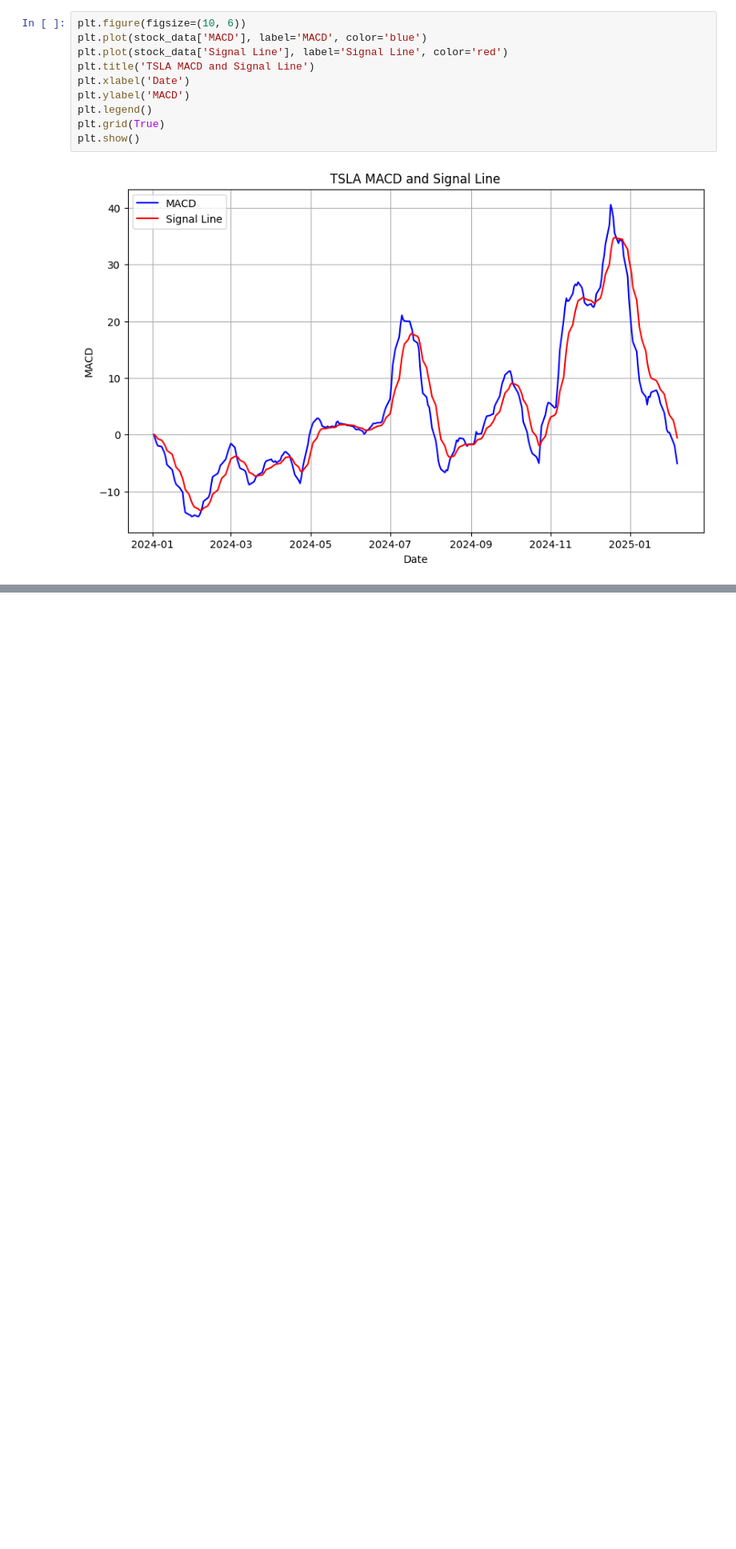
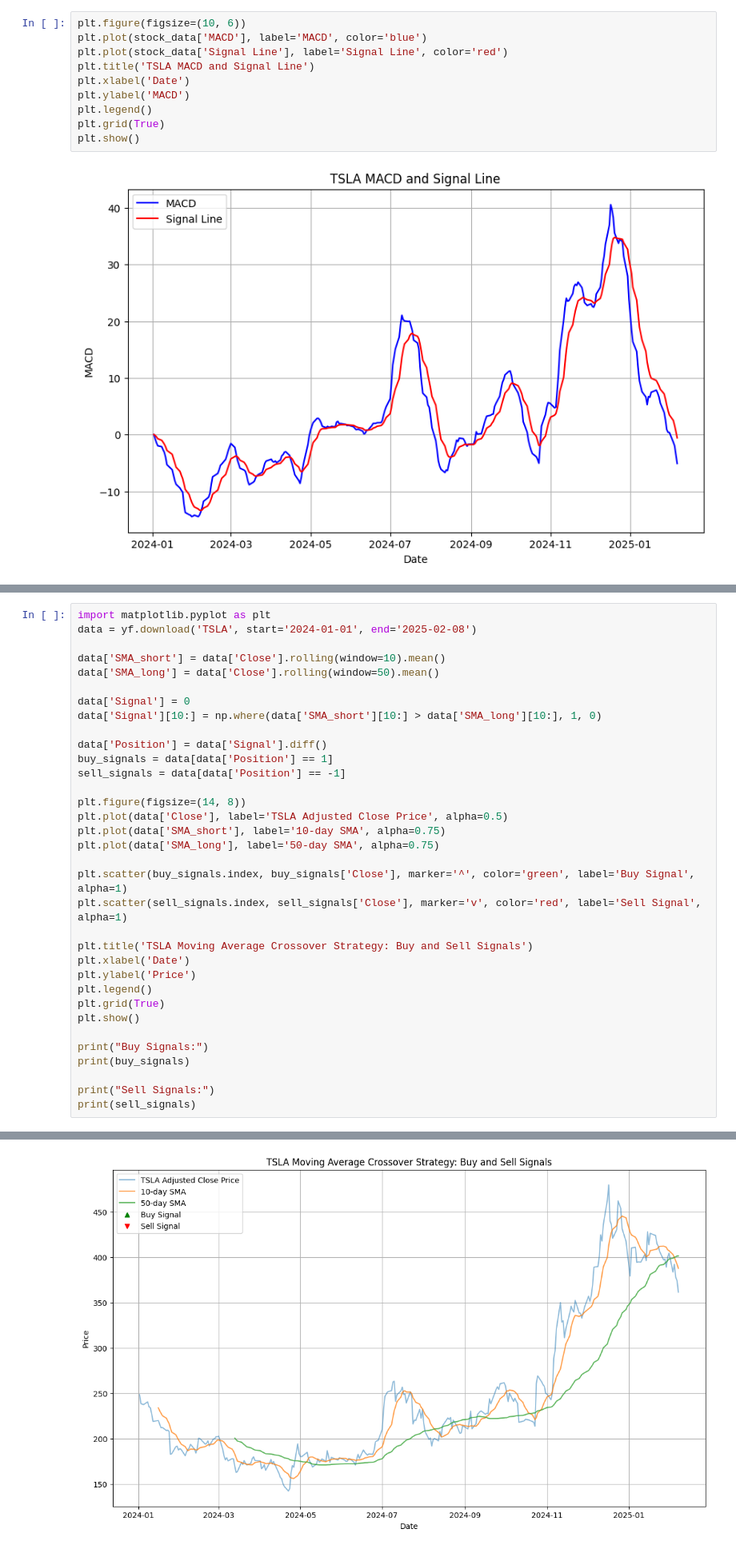
Before and after one commit to kenny1208/quantitative_system, a Jupyter notebook: basic.ipynb, the cells around one changed output, grey strips where cells are left out. Shown: that part at 80% size. Cells and saved outputs as stored; diff of their text form; blank space fills up the shorter version.

```diff
--- a/basic.ipynb
+++ b/basic.ipynb
@@ -320,0 +356,35 @@ plt.show()
+# %%
+import matplotlib.pyplot as plt
+data = yf.download('TSLA', start='2024-01-01', end='2025-02-08')
+
+data['SMA_short'] = data['Close'].rolling(window=10).mean()
+data['SMA_long'] = data['Close'].rolling(window=50).mean()
+
+data['Signal'] = 0
+data['Signal'][10:] = np.where(data['SMA_short'][10:] > data['SMA_long'][10:], 1, 0)
+
+data['Position'] = data['Signal'].diff()
+buy_signals = data[data['Position'] == 1]
+sell_signals = data[data['Position'] == -1]
+
+plt.figure(figsize=(14, 8))
+plt.plot(data['Close'], label='TSLA Adjusted Close Price', alpha=0.5)
+plt.plot(data['SMA_short'], label='10-day SMA', alpha=0.75)
+plt.plot(data['SMA_long'], label='50-day SMA', alpha=0.75)
+
+plt.scatter(buy_signals.index, buy_signals['Close'], marker='^', color='green', label='Buy Signal', alpha=1)
+plt.scatter(sell_signals.index, sell_signals['Close'], marker='v', color='red', label='Sell Signal', alpha=1)
+
+plt.title('TSLA Moving Average Crossover Strategy: Buy and Sell Signals')
+plt.xlabel('Date')
+plt.ylabel('Price')
+plt.legend()
+plt.grid(True)
+plt.show()
+
+print("Buy Signals:")
+print(buy_signals)
+
+print("Sell Signals:")
+print(sell_signals)
+# %% [output]
@@ -320,0 +396 @@ plt.show()
+[figure, added]
```
Also changed, not shown: parts of 6 cells of this notebook.
